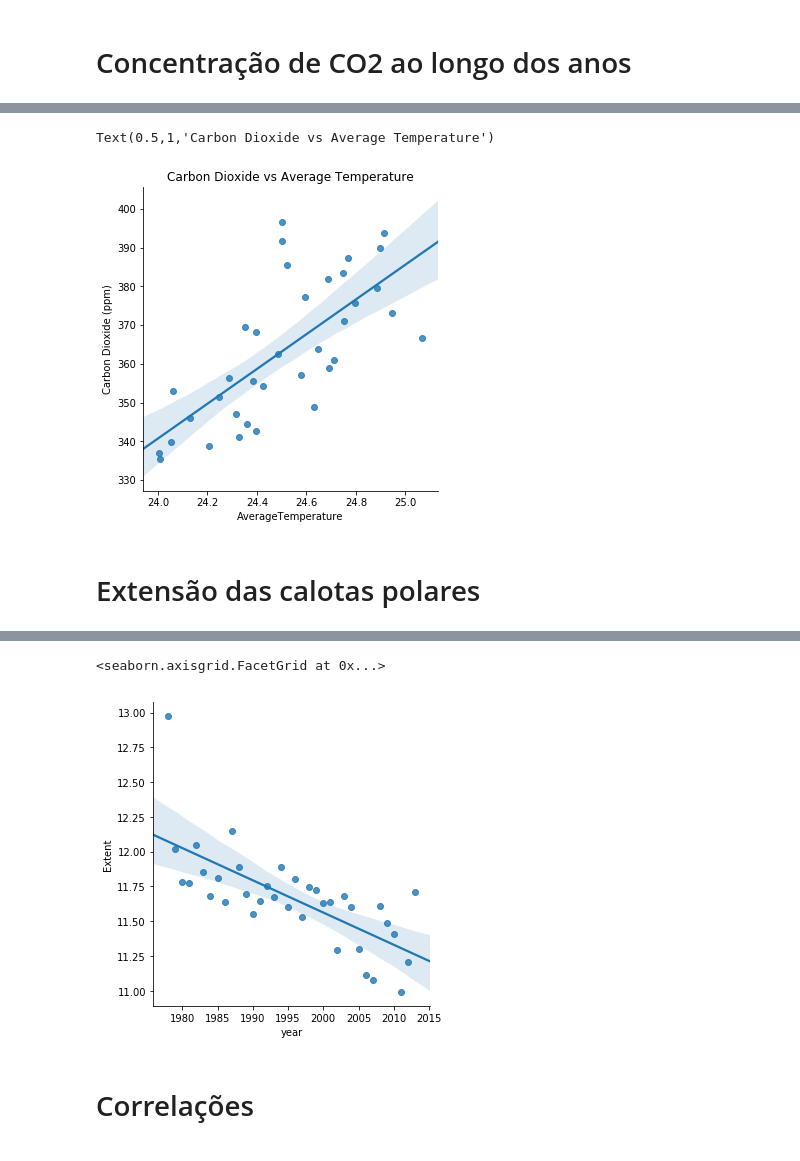
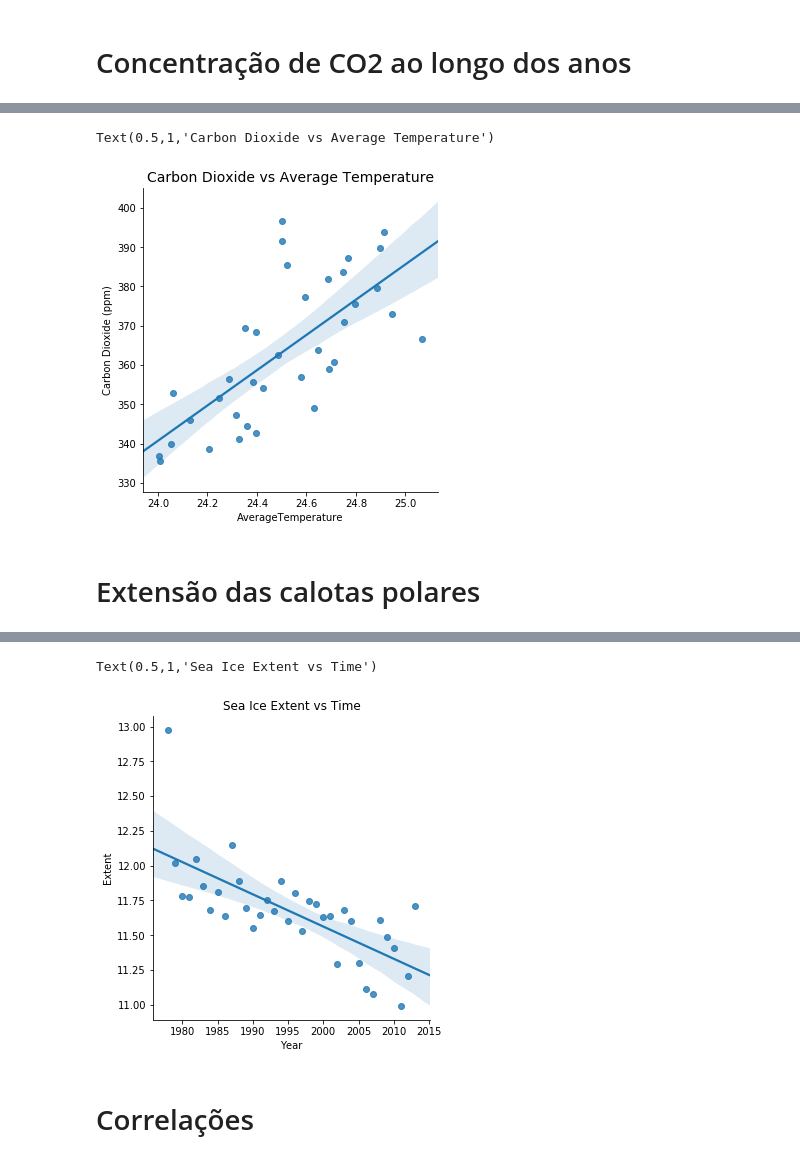
Before and after one commit to aliemelo/project2, a Jupyter notebook: Project2.ipynb, the cells around one changed output, grey strips where cells are left out. Saved outputs shown, nothing was run; the diff lists cells and outputs as text; code cells hidden in the pictures.

```diff
--- a/Project2.ipynb
+++ b/Project2.ipynb
@@ -132,26 +222,19 @@ for i in years:
+# %%
+#average CO2 ppm per year
+dfc = pd.DataFrame() #creates dataframe dfc
+years = cd['Year'].unique() #creates list of unique years
+for year in years:
+    df_avg = cd[cd['Year'] == year]['Carbon Dioxide (ppm)'].mean() #calculate average carbon dioxide concentration for given year
+    df_new = (cd[cd['Year'] == year]).head(1) #attribute year info to df_new
+    df_new['Carbon Dioxide (ppm)'] = df_avg #replace carbon dioxide info with average carbon dioxide info
+    dfc = dfc.append(df_new) #append this info
 # %%
-#average CO2 ppm per year
-dfc = pd.DataFrame()
-years = cd['Year'].unique()
-for i in years:
-    df_avg = cd[cd['Year'] == i]['Carbon Dioxide (ppm)'].mean()
-    df_new = (cd[cd['Year'] == i]).head(1)
-    df_new['Carbon Dioxide (ppm)'] = df_avg
-    dfc = dfc.append(df_new)
-
-#change Year column to year
-dfc.rename(index=str, columns={"Year": "year"}, inplace=True)
-sia.rename(index=str, columns={"Year": "year"}, inplace=True)
-
-#merge CO2 data with temp and sea ice data
-merge_co2 = pd.merge(dfa, dfc, on=['year'])
-dfcss = pd.merge(merge_co2, sia, on=['year'])
+# merge CO2 data with temp and sea ice data
+merge_co2 = pd.merge(dfa, dfc, on=['Year']) #merge dfa and dfc dataframes according to year
+dfcss = pd.merge(merge_co2, sia, on=['Year']) #merge the created dataframe with the sia dataframe
 
 #drop unwanted columns
-dfcss.drop(['Seasonally Adjusted CO2 (ppm)',
-           'Carbon Dioxide Fit (ppm)',
-           'Seasonally Adjusted CO2 Fit (ppm)',
-          'Decimal Date', 'Month_x', 'Month_y', 'Day', 'Missing', ], inplace=True, axis=1)
+dfcss.drop(['Seasonally Adjusted CO2 (ppm)', 'Carbon Dioxide Fit (ppm)', 'Seasonally Adjusted CO2 Fit (ppm)', 'Decimal Date', 'Month_x', 'Month_y', 'Day', 'Missing', ], inplace=True, axis=1)
 # %% [markdown]
 # Concentração de CO2 ao longo dos anos
 # %%
@@ -170,11 +253,11 @@ Text(0.5,1,'Carbon dioxide vs years')
 # %%
-# Linear regression Co2 vs average temperature
-sns.lmplot(x='AverageTemperature', y='Carbon Dioxide (ppm)', data =dfcss)
-ax = plt.gca()
-ax.set_title("Carbon Dioxide vs Average Temperature")
+# Linear regression Co2 vs average temperature (Brazil)
+sns.lmplot(x='AverageTemperature', y='Carbon Dioxide (ppm)', data =dfcss) #plots data in a regression model
+ax = plt.gca()  #gets argument names for axis
+ax.set_title("Carbon Dioxide vs Average Temperature", fontsize=14) #sets title
 # %% [output]
 Text(0.5,1,'Carbon Dioxide vs Average Temperature')
-[figure, old version]
+[figure, new version]
 # %% [markdown]
 # Extensão das calotas polares
 # %%
@@ -184,10 +267,12 @@ Text(0.5,1,'Carbon Dioxide vs Average Temperature')
 [interactive output not drawn]
 # %%
 # Linear regression extent vs year
-sns.lmplot(x='year', y='Extent', data=dfcss)
+sns.lmplot(x='Year', y='Extent', data=dfcss) #plots data in a regression model
+ax = plt.gca()  #gets argument names for axis
+ax.set_title("Sea Ice Extent vs Time") #sets title
 # %% [output]
-<seaborn.axisgrid.FacetGrid at 0x...>
+Text(0.5,1,'Sea Ice Extent vs Time')
-[figure, old version]
+[figure, new version]
 # %% [markdown]
 # Correlações
 # %%
```
Also changed, not shown: parts of 12 cells of this notebook, 1 other file.
